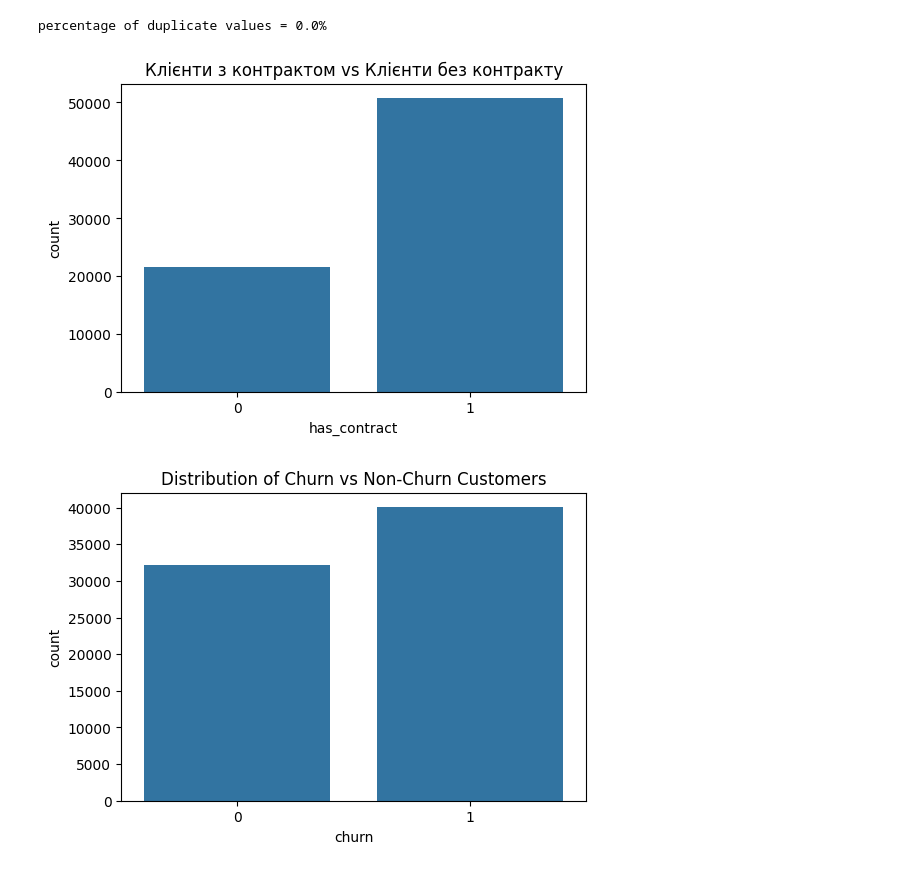
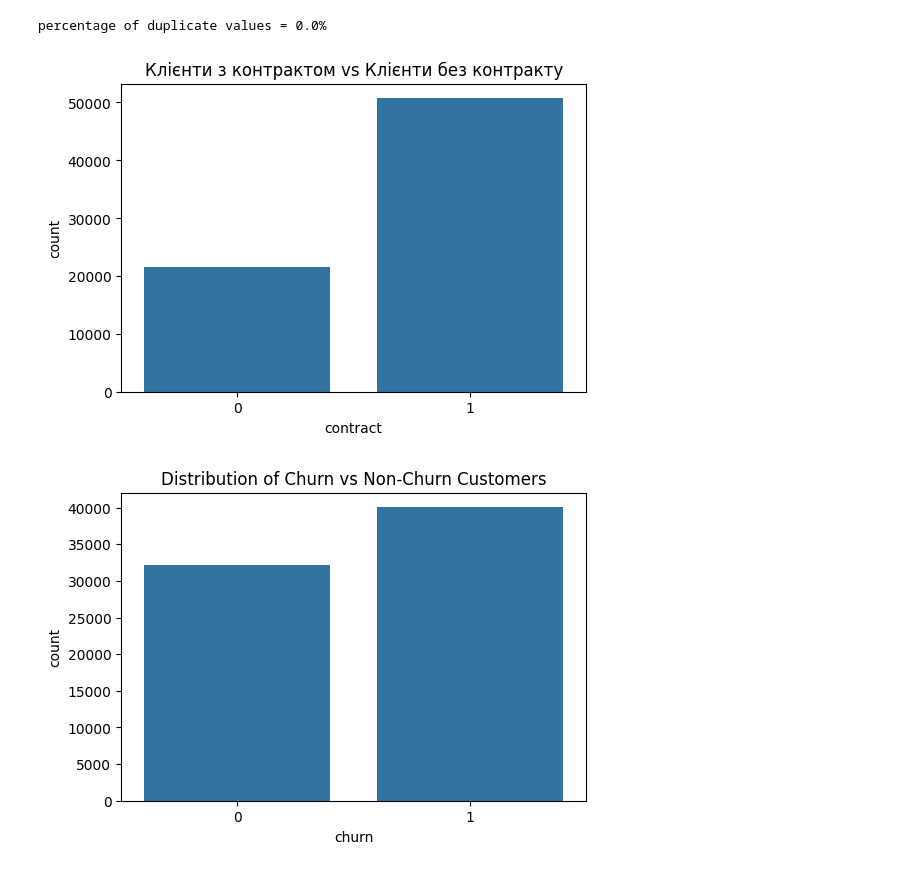
Before and after one commit to serzhu/DS_final_project, a Jupyter notebook: notebooks/notebook_orest.ipynb, the cells around one changed output. Saved outputs shown, nothing was run; the diff lists cells and outputs as text; code cells hidden in the pictures.

```diff
--- a/notebooks/notebook_orest.ipynb
+++ b/notebooks/notebook_orest.ipynb
@@ -64,7 +64,7 @@ Data columns (total 11 columns):
 dtypes: float64(4), int64(7)
 memory usage: 6.1 MB
 # %%
-df['has_contract'] = df['reamining_contract'].apply(lambda x: 0 if pd.isna(x) else 1)
+df['contract'] = df['reamining_contract'].apply(lambda x: 0 if pd.isna(x) else 1)
 # %%
 df['reamining_contract'] = df['reamining_contract'].fillna(0)
 df['download_avg'] = df['download_avg'].fillna(df['download_avg'].mean())
@@ -105,11 +105,11 @@ percentage of duplicate values = 0.0%
 # %%
 # Розподіл данних
 plt.figure(figsize=(6, 4))
-sns.countplot(data=df, x='has_contract')
+sns.countplot(data=df, x='contract')
 plt.title('Клієнти з контрактом vs Клієнти без контракту')
 plt.show()
 # %% [output]
-[figure, old version]
+[figure, new version]
 # %%
 # Розподіл данних
 plt.figure(figsize=(6, 4))
```
Also changed, not shown: parts of 10 cells of this notebook, 3 other files.
